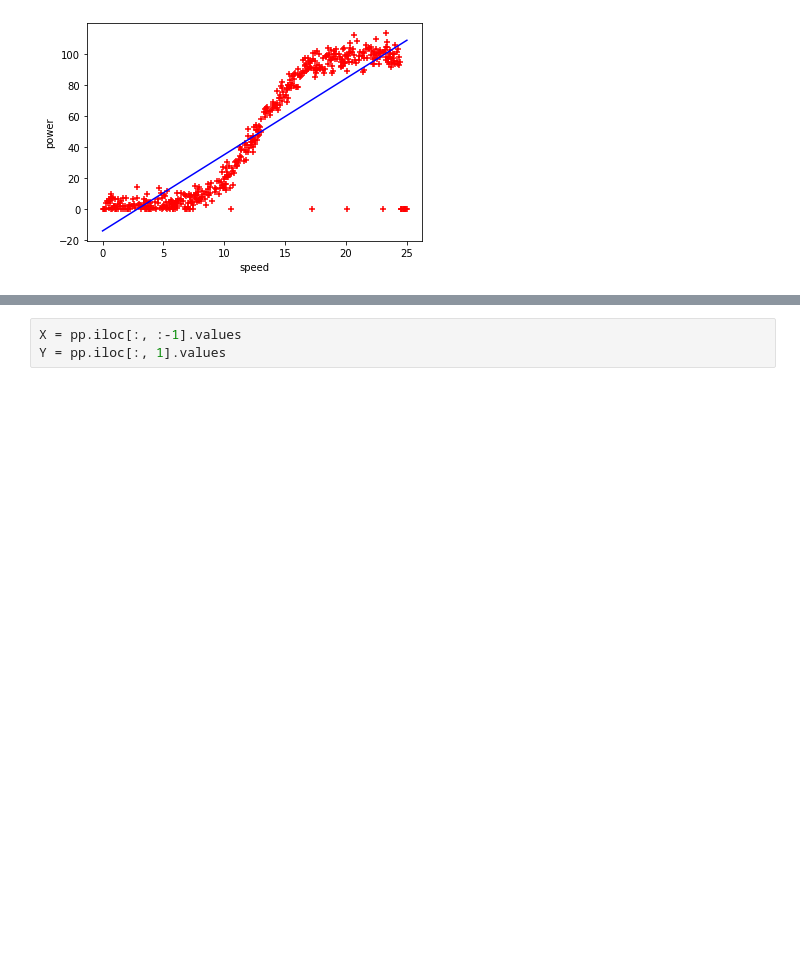
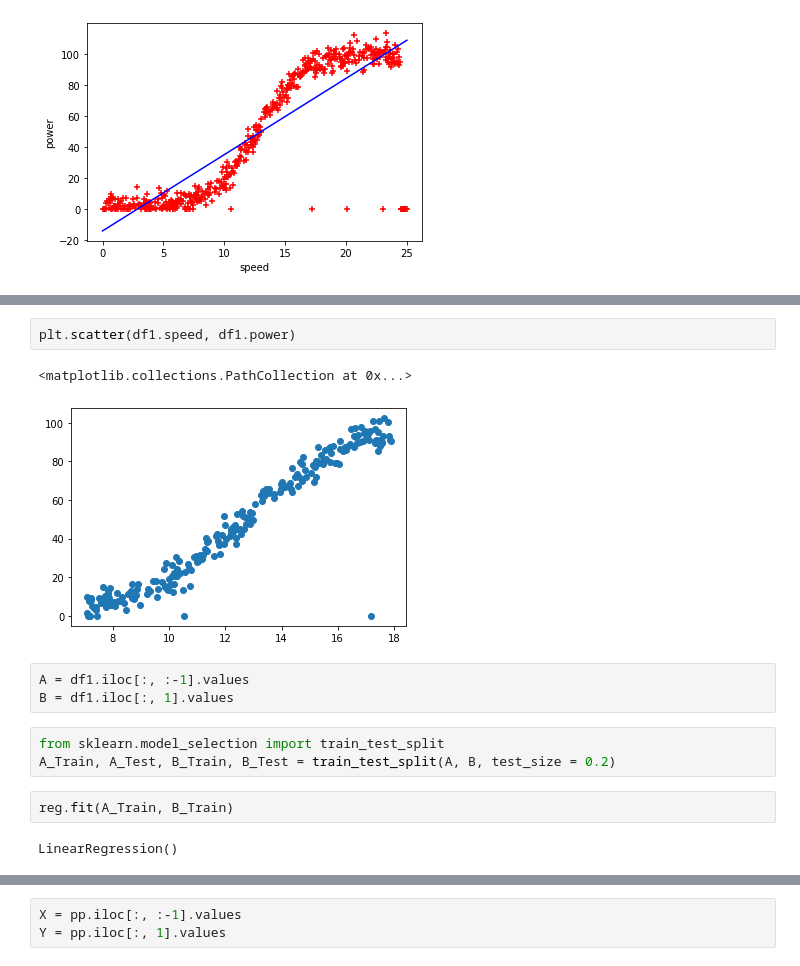
Before and after one commit to colm-o-caoimh/RegressionAnalysis, a Jupyter notebook: power_production.ipynb, the cells around one changed output, grey strips where cells are left out. Saved outputs shown, nothing was run; the diff lists cells and outputs as text; blank space fills up the shorter version.

```diff
--- a/power_production.ipynb
+++ b/power_production.ipynb
@@ -175,0 +202,15 @@ plt.plot(pp.speed,reg.predict(pp[['speed']]),color='blue')
+# %%
+plt.scatter(df1.speed, df1.power)
+# %% [output]
+<matplotlib.collections.PathCollection at 0x...>
+[figure, added]
+# %%
+A = df1.iloc[:, :-1].values
+B = df1.iloc[:, 1].values
+# %%
+from sklearn.model_selection import train_test_split
+A_Train, A_Test, B_Train, B_Test = train_test_split(A, B, test_size = 0.2)
+# %%
+reg.fit(A_Train, B_Train)
+# %% [output]
+LinearRegression()
```
Also changed, not shown: parts of 21 cells of this notebook.
